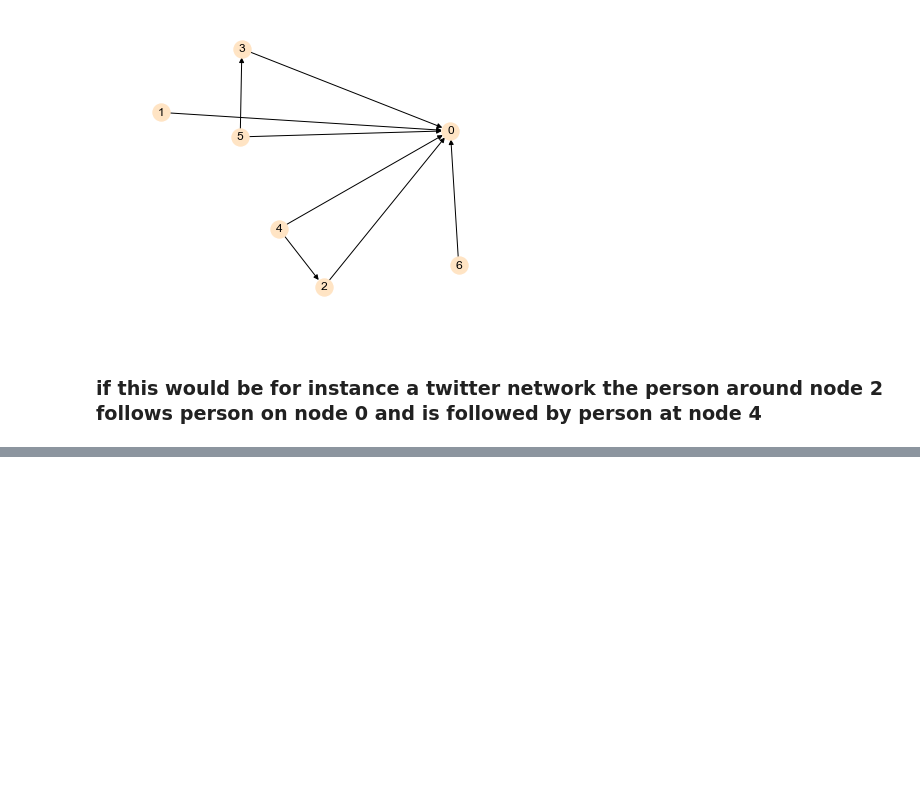
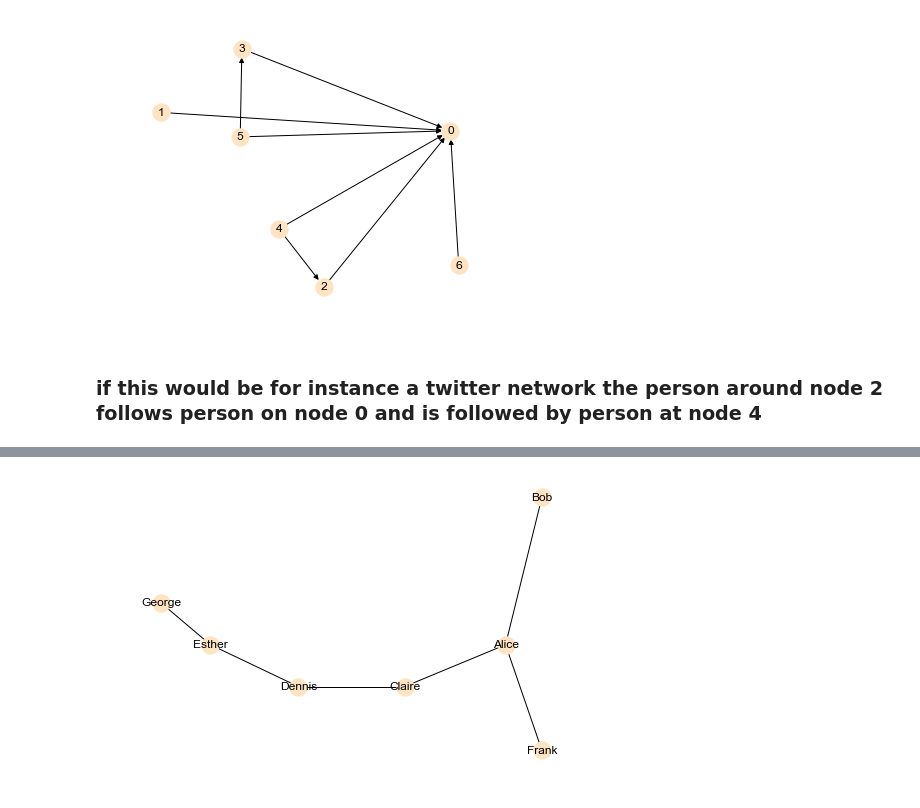
Before and after one commit to sousablde/DataSci-Searcheable-Notes, a Jupyter notebook: Data-Sci-Network Analysis.ipynb, the cells around one changed output, grey strips where cells are left out. Cells and saved outputs as stored; diff of their text form; code cells hidden in the pictures; blank space fills up the shorter version.

```diff
--- a/Data-Sci-Network Analysis.ipynb
+++ b/Data-Sci-Network Analysis.ipynb
@@ -133,0 +217,4 @@ nx.draw(G, node_color = 'bisque', with_labels = True)
+# %%
+nx.draw_spectral(G, labels=labeldict, node_color='bisque', with_labels=True)
+# %% [output]
+[figure, added]
```
Also changed, not shown: parts of 32 cells of this notebook, 2 other files.
